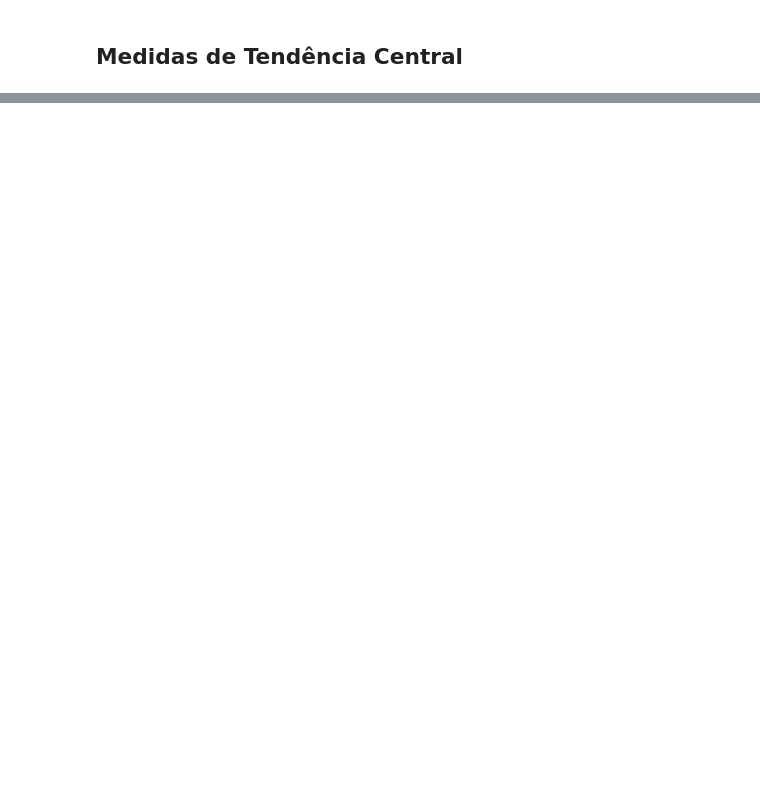
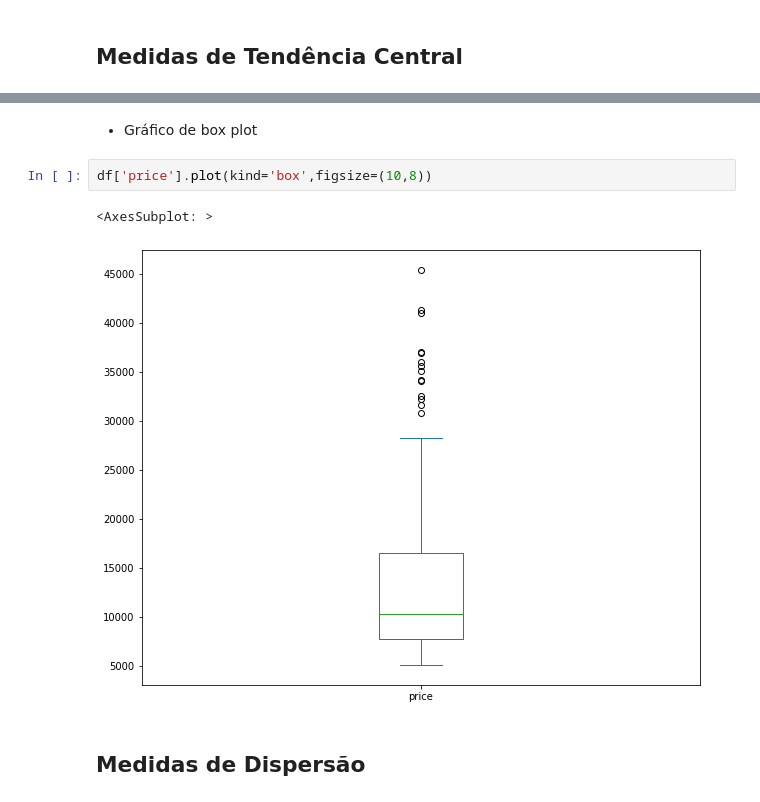
Before and after one commit to EduPekUfpr/PPGOLD7037, a Jupyter notebook: 02-DS_PPGOLD_AnaliseDescritiva/DS_PPGOLD_Aula02_AnaliseDescritiva.ipynb, the cells around one changed output, grey strips where cells are left out. Drawn from its saved outputs; the diff is of its cells as text; blank space fills up the shorter version.

Commit message:
feat: medidas de tendencia central

```diff
--- a/02-DS_PPGOLD_AnaliseDescritiva/DS_PPGOLD_Aula02_AnaliseDescritiva.ipynb
+++ b/02-DS_PPGOLD_AnaliseDescritiva/DS_PPGOLD_Aula02_AnaliseDescritiva.ipynb
@@ -67,0 +231,9 @@ df.head()
+# %% [markdown]
+* Gráfico de box plot
+# %%
+df['price'].plot(kind='box',figsize=(10,8))
+# %% [output]
+<AxesSubplot: >
+[figure, added]
+# %% [markdown]
+## Medidas de Dispersão
```
Also changed, not shown: parts of 23 cells of this notebook.
